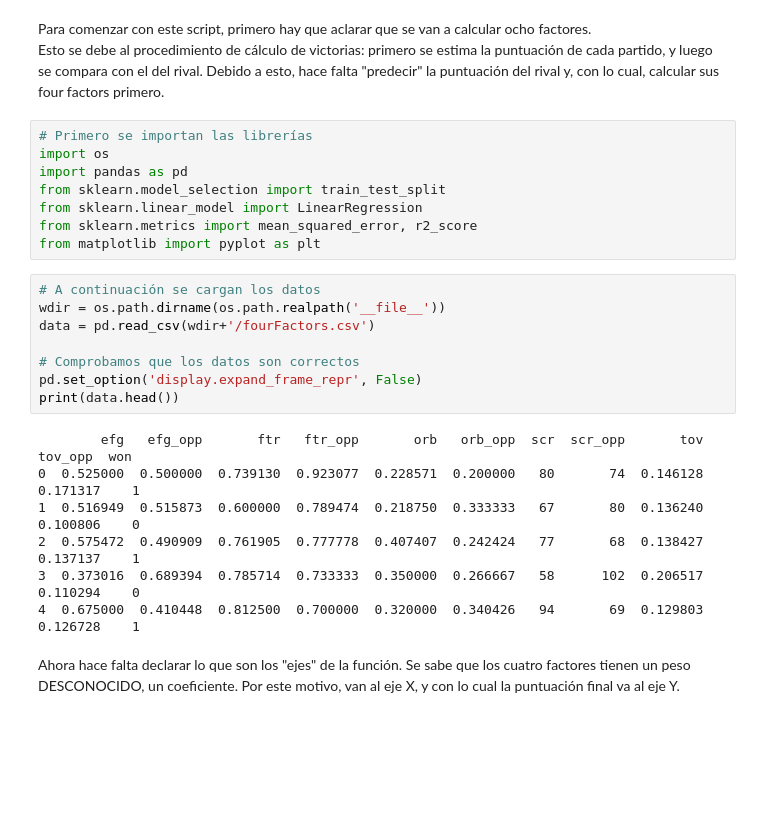
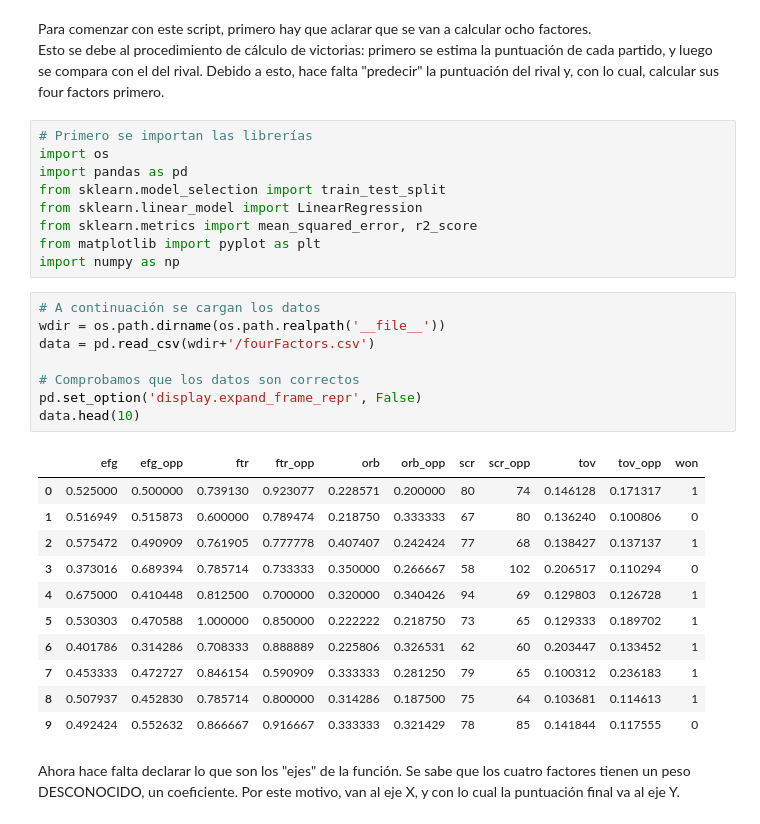
Before and after one commit to barreeeiroo/Monografia, a Jupyter notebook: fourFactors/Four Factors.ipynb, the cells around one changed output. Drawn from its saved outputs; the diff is of its cells as text; blank space fills up the shorter version.

```diff
--- a/fourFactors/Four Factors.ipynb
+++ b/fourFactors/Four Factors.ipynb
@@ -11,21 +11,27 @@ from sklearn.model_selection import train_test_split
 from sklearn.linear_model import LinearRegression
 from sklearn.metrics import mean_squared_error, r2_score
 from matplotlib import pyplot as plt
+import numpy as np
 # %%
 # A continuación se cargan los datos
 wdir = os.path.dirname(os.path.realpath('__file__'))
 data = pd.read_csv(wdir+'/fourFactors.csv')
 
 # Comprobamos que los datos son correctos
 pd.set_option('display.expand_frame_repr', False)
-print(data.head())
+data.head(10)
 # %% [output]
-        efg   efg_opp       ftr   ftr_opp       orb   orb_opp  scr  scr_opp       tov   tov_opp  won
-0  0.525000  0.500000  0.739130  0.923077  0.228571  0.200000   80       74  0.146128  0.171317    1
-1  0.516949  0.515873  0.600000  0.789474  0.218750  0.333333   67       80  0.136240  0.100806    0
-2  0.575472  0.490909  0.761905  0.777778  0.407407  0.242424   77       68  0.138427  0.137137    1
-3  0.373016  0.689394  0.785714  0.733333  0.350000  0.266667   58      102  0.206517  0.110294    0
-4  0.675000  0.410448  0.812500  0.700000  0.320000  0.340426   94       69  0.129803  0.126728    1
+|  | efg | efg_opp | ftr | ftr_opp | orb | orb_opp | scr | scr_opp | tov | tov_opp | won |
+| 0 | 0.525000 | 0.500000 | 0.739130 | 0.923077 | 0.228571 | 0.200000 | 80 | 74 | 0.146128 | 0.171317 | 1 |
+| 1 | 0.516949 | 0.515873 | 0.600000 | 0.789474 | 0.218750 | 0.333333 | 67 | 80 | 0.136240 | 0.100806 | 0 |
+| 2 | 0.575472 | 0.490909 | 0.761905 | 0.777778 | 0.407407 | 0.242424 | 77 | 68 | 0.138427 | 0.137137 | 1 |
+| 3 | 0.373016 | 0.689394 | 0.785714 | 0.733333 | 0.350000 | 0.266667 | 58 | 102 | 0.206517 | 0.110294 | 0 |
+| 4 | 0.675000 | 0.410448 | 0.812500 | 0.700000 | 0.320000 | 0.340426 | 94 | 69 | 0.129803 | 0.126728 | 1 |
+| 5 | 0.530303 | 0.470588 | 1.000000 | 0.850000 | 0.222222 | 0.218750 | 73 | 65 | 0.129333 | 0.189702 | 1 |
+| 6 | 0.401786 | 0.314286 | 0.708333 | 0.888889 | 0.225806 | 0.326531 | 62 | 60 | 0.203447 | 0.133452 | 1 |
+| 7 | 0.453333 | 0.472727 | 0.846154 | 0.590909 | 0.333333 | 0.281250 | 79 | 65 | 0.100312 | 0.236183 | 1 |
+| 8 | 0.507937 | 0.452830 | 0.785714 | 0.800000 | 0.314286 | 0.187500 | 75 | 64 | 0.103681 | 0.114613 | 1 |
+| 9 | 0.492424 | 0.552632 | 0.866667 | 0.916667 | 0.333333 | 0.321429 | 78 | 85 | 0.141844 | 0.117555 | 0 |
 # %% [markdown]
 Ahora hace falta declarar lo que son los "ejes" de la función. Se sabe que los cuatro factores tienen un peso DESCONOCIDO, un coeficiente. Por este motivo, van al eje X, y con lo cual la puntuación final va al eje Y.
 # %%
```
Also changed, not shown: parts of 8 cells of this notebook, 1 other file.
